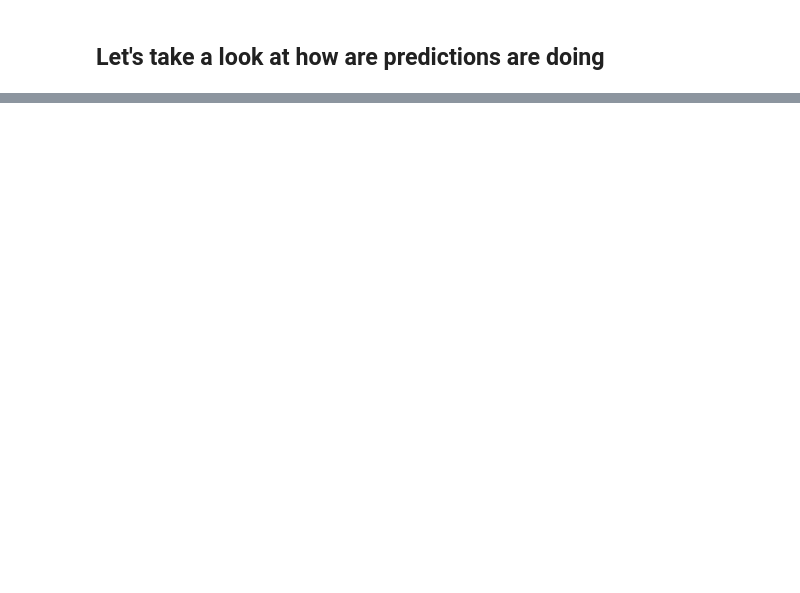
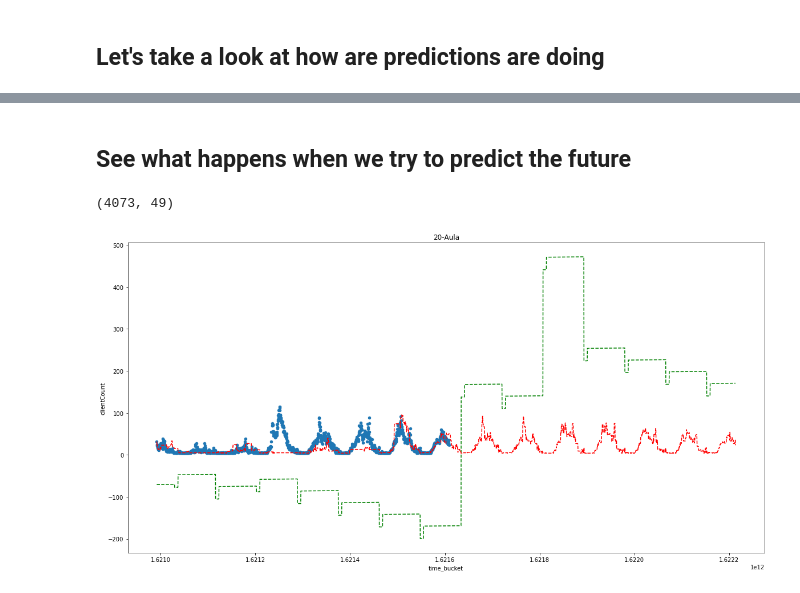
Before and after one commit to sebranchett/wifi_blog, a Jupyter notebook: smaller_to_check.ipynb, the cells around one changed output, grey strips where cells are left out. Saved outputs shown, nothing was run; the diff lists cells and outputs as text; code cells hidden in the pictures; blank space fills up the shorter version.

Commit message:
predicted future ... very badly

```diff
--- a/smaller_to_check.ipynb
+++ b/smaller_to_check.ipynb
@@ -414,0 +416,25 @@ plt.show()
+# %% [markdown]
+## See what happens when we try to predict the future
+# %%
+first_time_stamp = all_data["time_bucket"].min()
+last_time_stamp = all_data["time_bucket"].max()
+
+extra_days = 7
+times = list(range(first_time_stamp, last_time_stamp + extra_days*86400000 + 300000, 300000))
+
+test = pd.DataFrame()
+test["time_bucket"] = times
+test["building"] = "20-Aula"
+
+test_extra_attribs = crowd_attributes.transform(test)
+test_prepared = full_pipeline.fit_transform(test_extra_attribs)
+print(test_prepared.shape)
+
+lin_preds = lin_reg.predict(test_prepared)
+tree_preds = tree_reg.predict(test_prepared)
+strat_train_set.loc[strat_train_set["building"] == "20-Aula"].plot(kind="scatter", x="time_bucket", y="clientCount", figsize=(20,10)).set_title("20-Aula")
+plt.plot(times, lin_preds, 'g--', times, tree_preds, 'r--')
+plt.show()
+# %% [output]
+(4073, 49)
+[figure, added]
```
Also changed, not shown: parts of 21 cells of this notebook.
